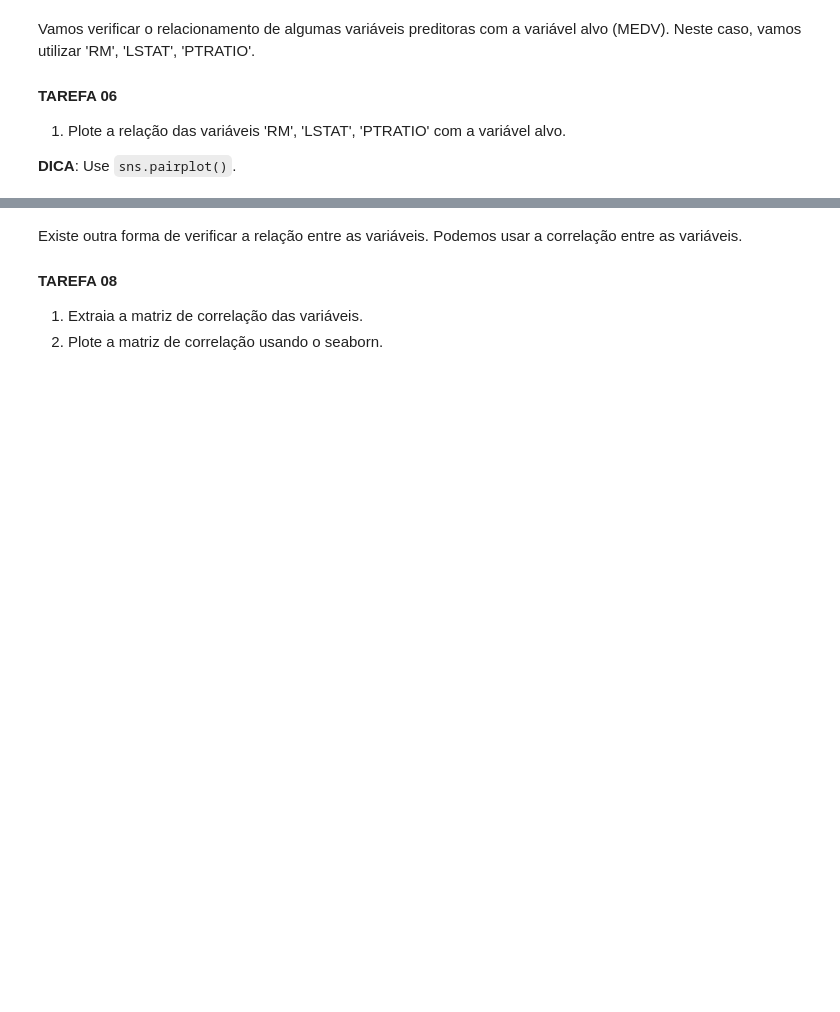
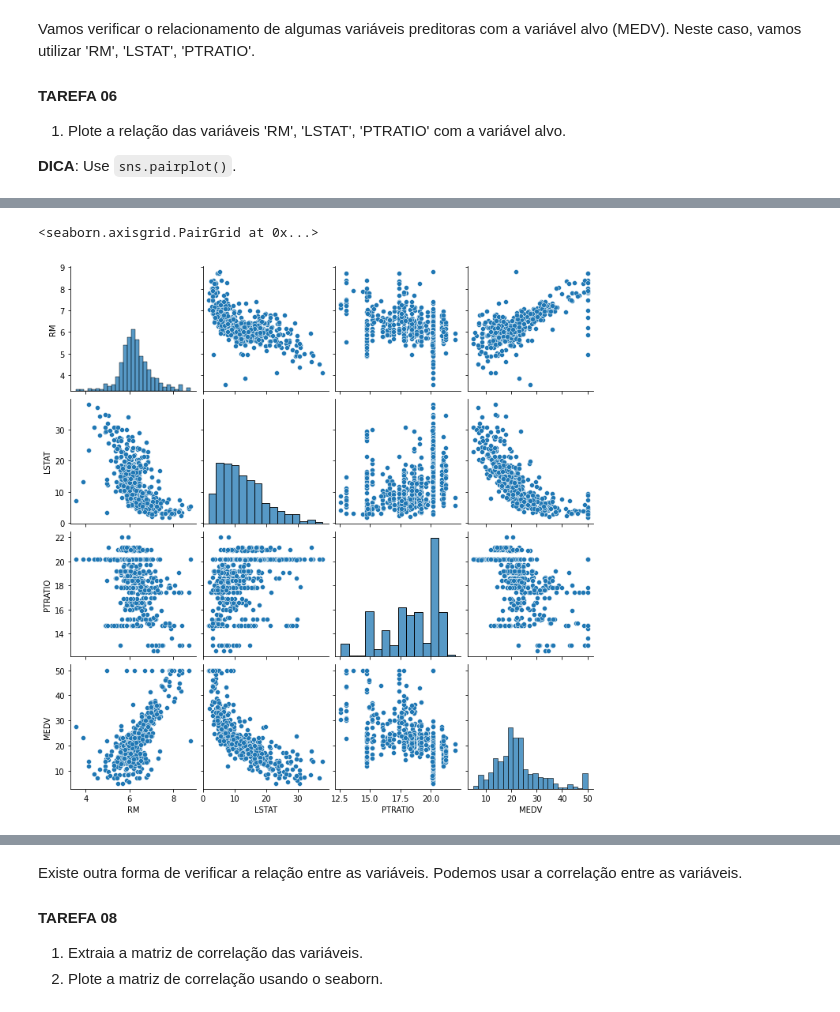
Before and after one commit to rheideier/br-regression-project, a Jupyter notebook: regression-project-br.ipynb, the cells around one changed output, grey strips where cells are left out. Cells and saved outputs as stored; diff of their text form; code cells hidden in the pictures; blank space fills up the shorter version.

```diff
--- a/regression-project-br.ipynb
+++ b/regression-project-br.ipynb
@@ -200,0 +198,5 @@ X.head()
+# %%
+sns.pairplot(X)
+# %% [output]
+<seaborn.axisgrid.PairGrid at 0x...>
+[figure, added]
```
Also changed, not shown: parts of 17 cells of this notebook.
